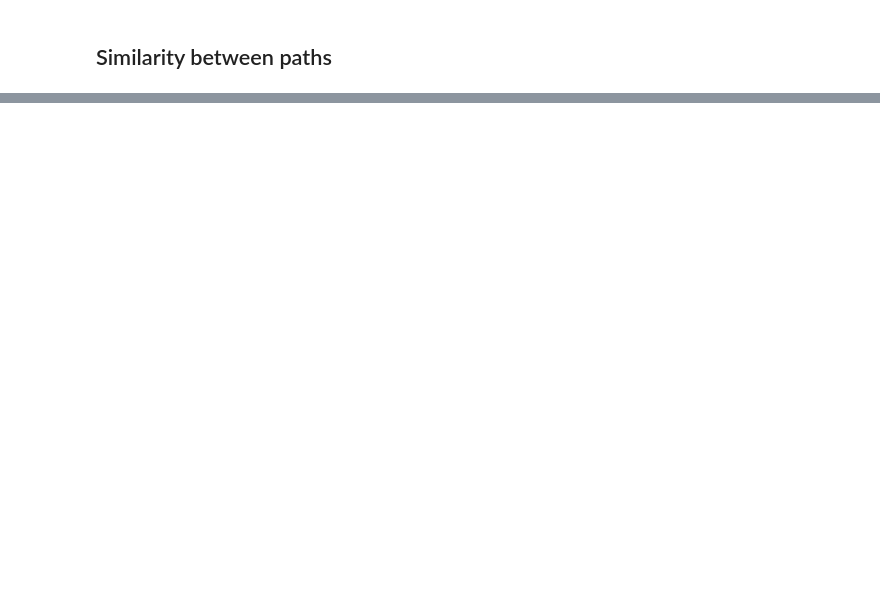
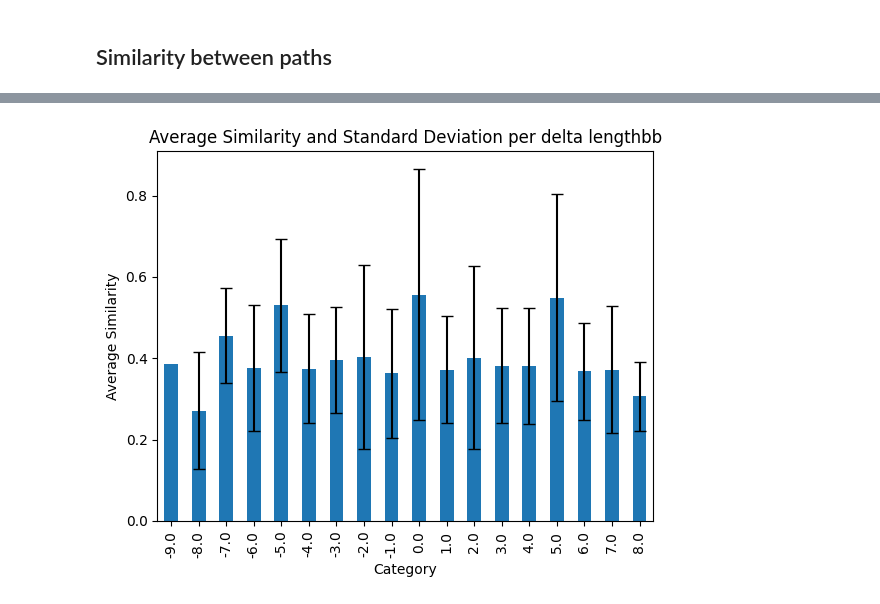
Before and after one commit to jonathancyu/prov-dp, a Jupyter notebook: graph_embedding.ipynb, the cells around one changed output, grey strips where cells are left out. Saved outputs shown, nothing was run; the diff lists cells and outputs as text; code cells hidden in the pictures; blank space fills up the shorter version.

```diff
--- a/graph_embedding.ipynb
+++ b/graph_embedding.ipynb
@@ -270,0 +289,30 @@ for edge in
+# %%
+
+df = pd.DataFrame(columns=['i', 'j', 'length_i', 'length_j', 'similarity'])
+# %%
+import pandas as pd
+graphs = []
+for c in candidates:
+    graphs.extend([sg for sg in get_subpaths(to_nx(c))])
+
+N = len(candidates)
+for _ in tqdm(range(20000)):
+    # why...
+    random.seed(None)
+    i = random.randint(0, N-1)
+    random.seed(None)
+    j = random.randint(0, N-1)
+    g_i, g_j = graphs[i], graphs[j]
+
+    e_i = graph2vec.infer([g_i])
+    e_j = graph2vec.infer([g_j])
+
+    row = {
+        'i': i,
+        'j': j,
+        'length_i': len(g_i.edges),
+        'length_j': len(g_j.edges),
+        'similarity': cosine_similarity(e_i, e_j)[0,0]
+    }
+    df = df.append(row, ignore_index=True)
+df.head()
@@ -270,0 +326,13 @@ for edge in
+# %%
+df['delta_length'] = df['length_i'] - df['length_j']
+graph_data = df.groupby('delta_length')['similarity']
+mean = graph_data.mean()
+std_dev =graph_data.std()
+fig, ax = plt.subplots()
+mean.plot(kind='bar', yerr=std_dev, ax=ax, capsize=4)
+ax.set_xlabel('Category')
+ax.set_ylabel('Average Similarity')
+ax.set_title('Average Similarity and Standard Deviation per delta lengthbb')
+plt.show()
+# %% [output]
+[figure, added]
```
Also changed, not shown: parts of 32 cells of this notebook.
